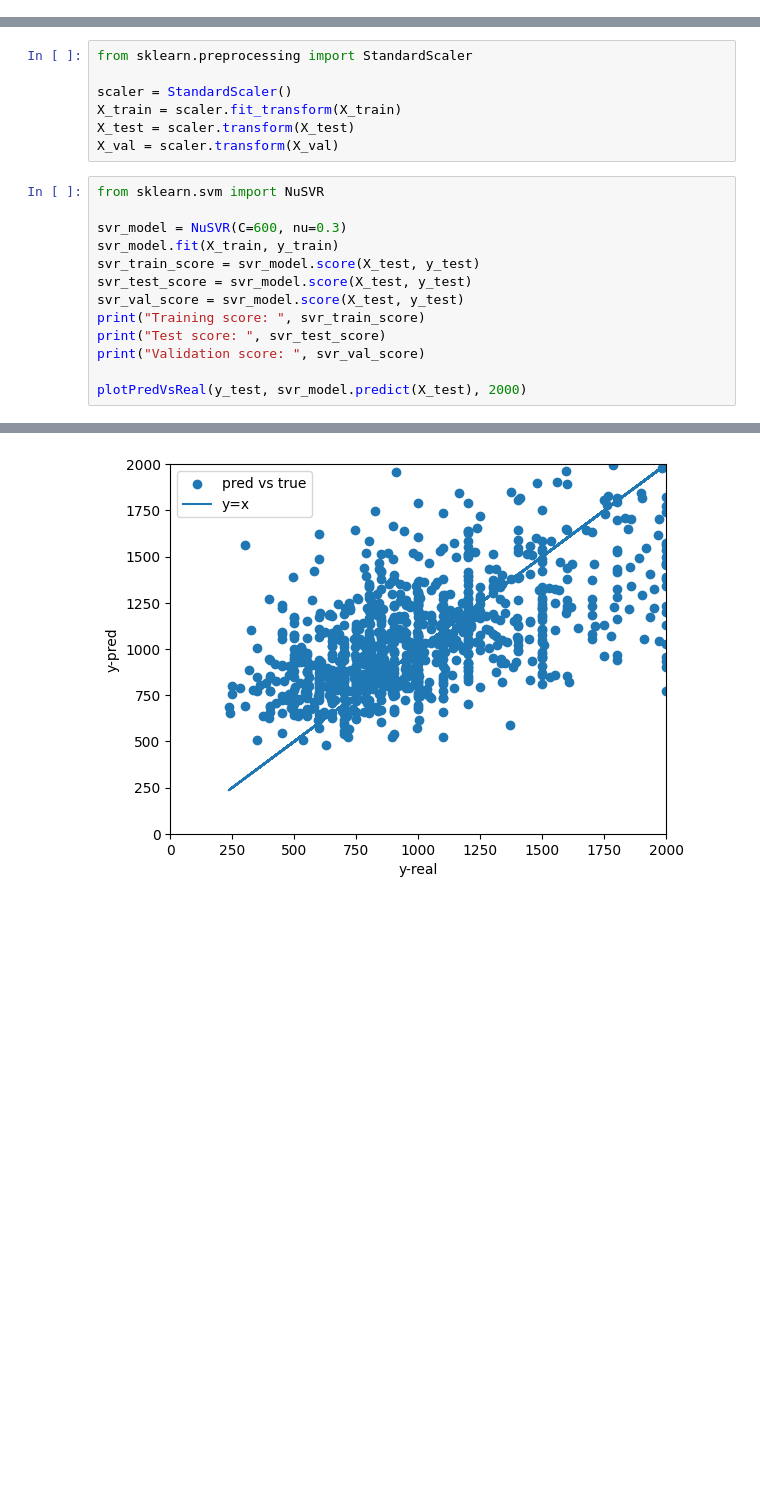
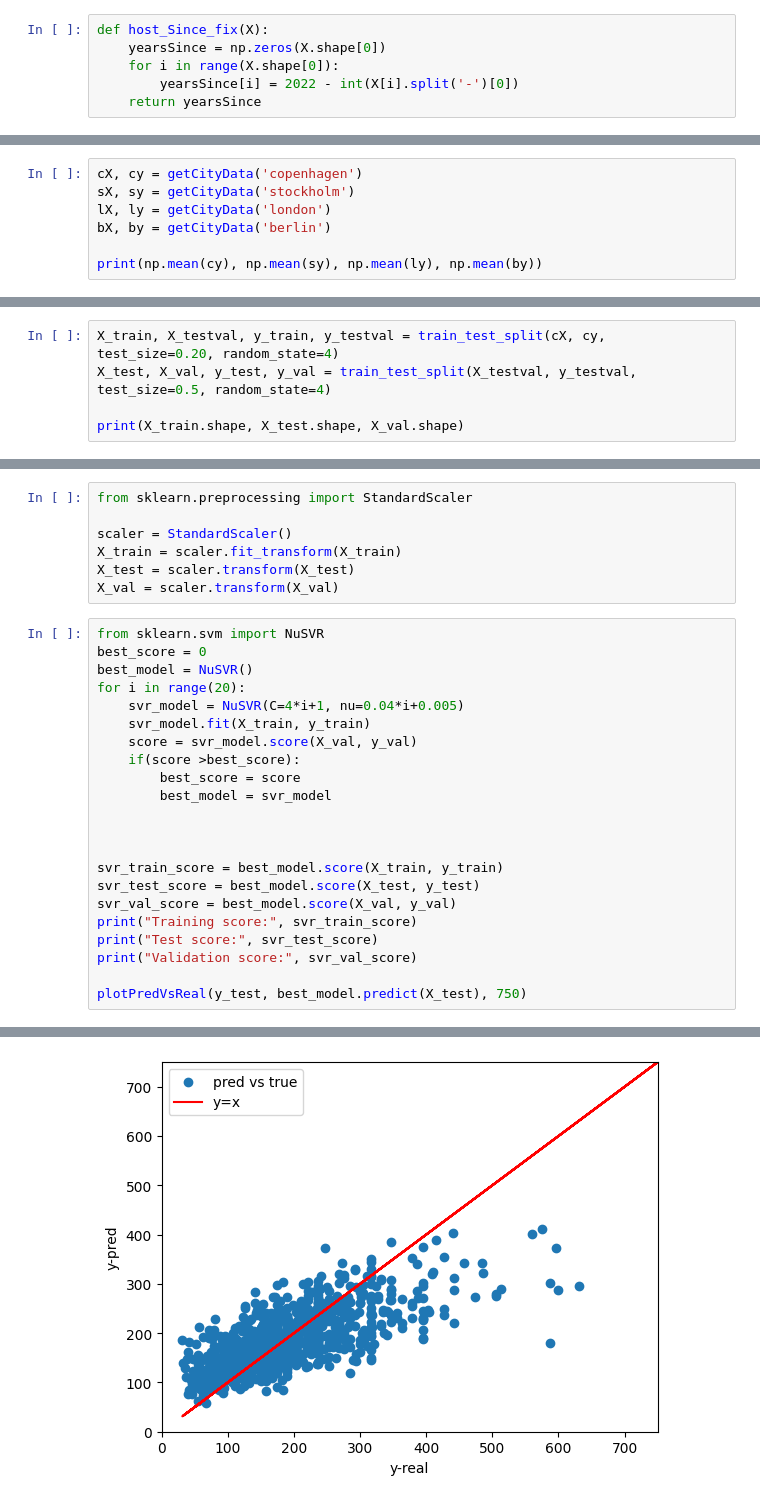
Before and after one commit to tomaskri/GervigreindFinalProject, a Jupyter notebook: airbnb.ipynb, the cells around one changed output, grey strips where cells are left out. Drawn from its saved outputs; the diff is of its cells as text; blank space fills up the shorter version.

```diff
--- a/airbnb.ipynb
+++ b/airbnb.ipynb
@@ -64,3 +84,9 @@ def plotFeatureVsPrice(feature, price, featureName):
     plt.ylabel("price")
     plt.xlabel(featureName)
     plt.show()
+# %%
+def host_Since_fix(X):
+    yearsSince = np.zeros(X.shape[0])
+    for i in range(X.shape[0]):
+        yearsSince[i] = 2022 - int(X[i].split('-')[0])
+    return yearsSince
@@ -163,3 +328,10 @@ X.shape
 # for i in range(X.shape[0]):
 #     amenities.append(ast.literal_eval(X[i,-1]))
 # print(amenities)
+# %%
+cX, cy = getCityData('copenhagen')
+sX, sy = getCityData('stockholm')
+lX, ly = getCityData('london')
+bX, by = getCityData('berlin')
+
+print(np.mean(cy), np.mean(sy), np.mean(ly), np.mean(by))
@@ -170,0 +342,5 @@ X_train, X_val, y_train, y_val = train_test_split(X_trainval, y_trainval, test_s
+# %%
+X_train, X_testval, y_train, y_testval = train_test_split(cX, cy, test_size=0.20, random_state=4)
+X_test, X_val, y_test, y_val = train_test_split(X_testval, y_testval, test_size=0.5, random_state=4)
+
+print(X_train.shape, X_test.shape, X_val.shape)
@@ -205,15 +387,24 @@ X_test = scaler.transform(X_test)
 X_val = scaler.transform(X_val)
 # %%
 from sklearn.svm import NuSVR
+best_score = 0
+best_model = NuSVR()
+for i in range(20):
+    svr_model = NuSVR(C=4*i+1, nu=0.04*i+0.005)
+    svr_model.fit(X_train, y_train)
+    score = svr_model.score(X_val, y_val)
+    if(score >best_score):
+        best_score = score
+        best_model = svr_model
 
-svr_model = NuSVR(C=600, nu=0.3)
-svr_model.fit(X_train, y_train)
-svr_train_score = svr_model.score(X_test, y_test)
-svr_test_score = svr_model.score(X_test, y_test)
-svr_val_score = svr_model.score(X_test, y_test)
-print("Training score: ", svr_train_score)
-print("Test score: ", svr_test_score)
-print("Validation score: ", svr_val_score)
 
-plotPredVsReal(y_test, svr_model.predict(X_test), 2000)
+
+svr_train_score = best_model.score(X_train, y_train)
+svr_test_score = best_model.score(X_test, y_test)
+svr_val_score = best_model.score(X_val, y_val)
+print("Training score:", svr_train_score)
+print("Test score:", svr_test_score)
+print("Validation score:", svr_val_score)
+
+plotPredVsReal(y_test, best_model.predict(X_test), 750)
 # %% [output]
@@ -223 +414 @@ Validation score:  0.2602214167351311
-[figure, old version]
+[figure, new version]
```
Also changed, not shown: parts of 30 cells of this notebook, 1 other file.
